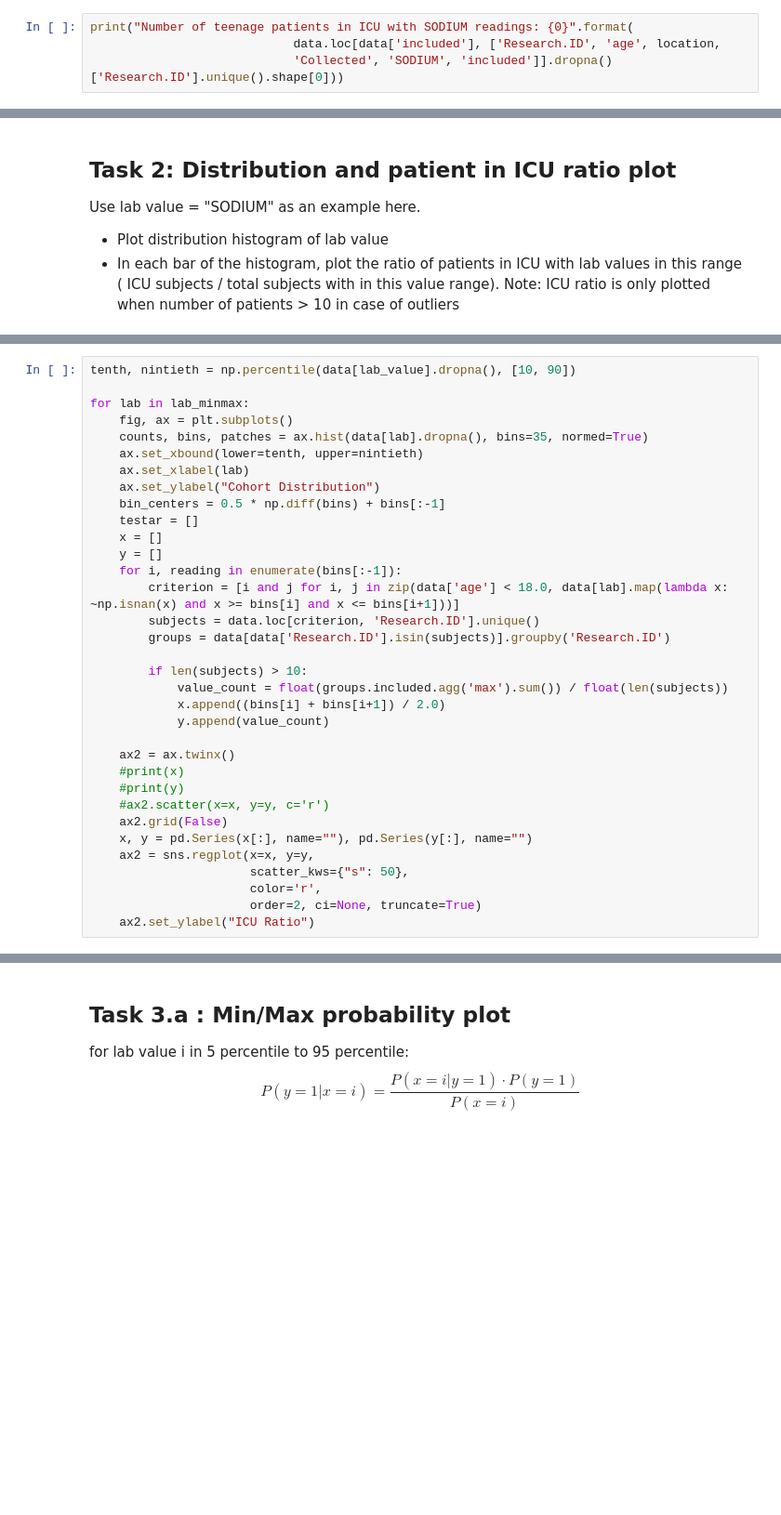
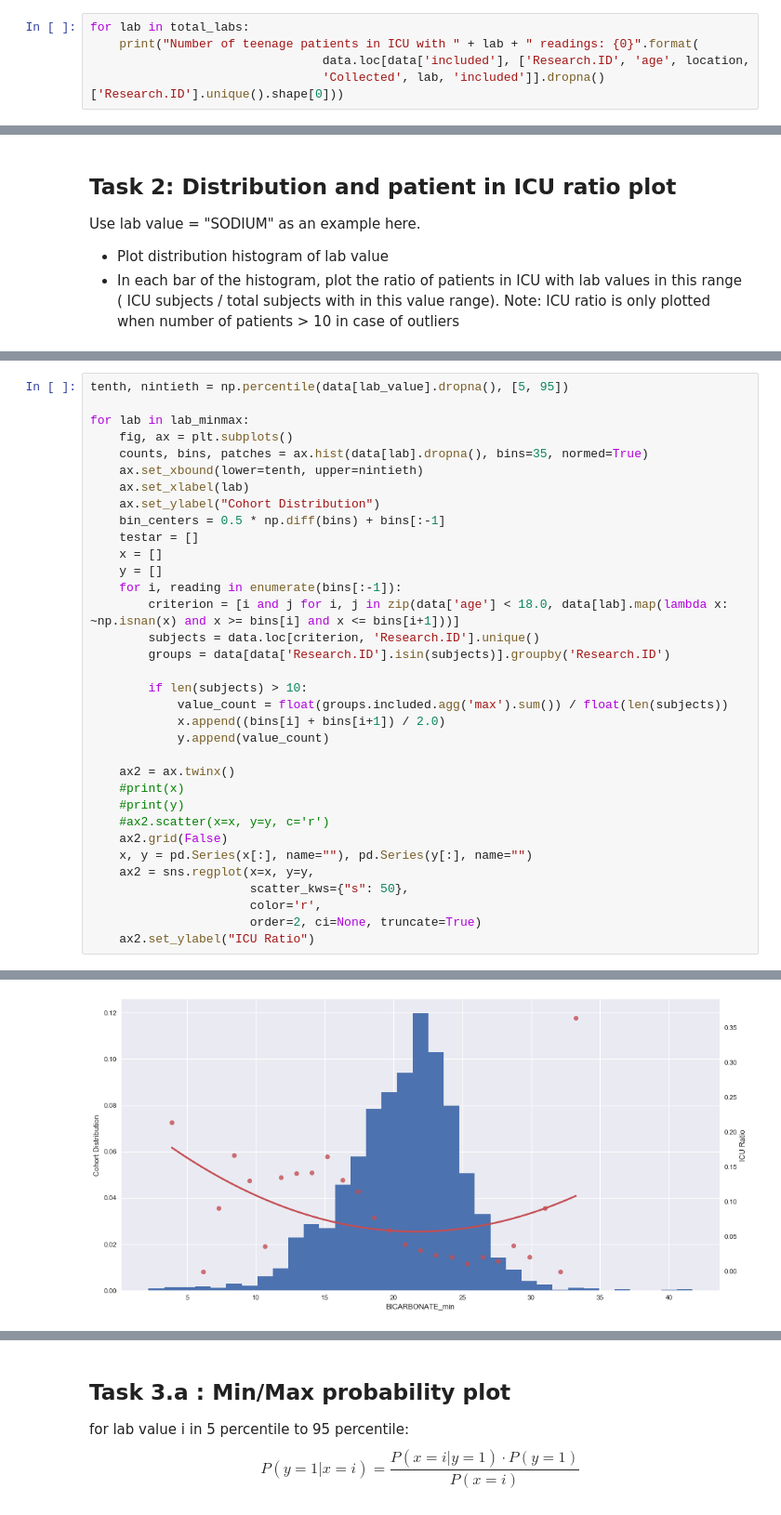
Before and after one commit to DuHao10086/ICPLM2017, a Jupyter notebook: Experiment.ipynb, the cells around one changed output, grey strips where cells are left out. Shown at 93% size. Saved outputs shown, nothing was run; the diff lists cells and outputs as text; blank space fills up the shorter version.

```diff
--- a/Experiment.ipynb
+++ b/Experiment.ipynb
@@ -130,6 +155,7 @@ Number of teenage patients in ICU with/without SODIUM readings: 763
 # %%
-print("Number of teenage patients in ICU with SODIUM readings: {0}".format(
-                            data.loc[data['included'], ['Research.ID', 'age', location,
-                            'Collected', 'SODIUM', 'included']].dropna()['Research.ID'].unique().shape[0]))
+for lab in total_labs:
+    print("Number of teenage patients in ICU with " + lab + " readings: {0}".format(
+                                data.loc[data['included'], ['Research.ID', 'age', location,
+                                'Collected', lab, 'included']].dropna()['Research.ID'].unique().shape[0]))
 # %% [output]
 Number of teenage patients in ICU with SODIUM readings: 759
@@ -161,5 +200,5 @@ print(lab_minmax)
 # %%
-tenth, nintieth = np.percentile(data[lab_value].dropna(), [10, 90])
+tenth, nintieth = np.percentile(data[lab_value].dropna(), [5, 95])
 
 for lab in lab_minmax:
     fig, ax = plt.subplots()
@@ -168,30 +207,31 @@ for lab in lab_minmax:
     ax.set_xlabel(lab)
     ax.set_ylabel("Cohort Distribution")
     bin_centers = 0.5 * np.diff(bins) + bins[:-1]
     testar = []
     x = []
     y = []
     for i, reading in enumerate(bins[:-1]):
         criterion = [i and j for i, j in zip(data['age'] < 18.0, data[lab].map(lambda x: ~np.isnan(x) and x >= bins[i] and x <= bins[i+1]))]
         subjects = data.loc[criterion, 'Research.ID'].unique()
         groups = data[data['Research.ID'].isin(subjects)].groupby('Research.ID')
 
         if len(subjects) > 10:
             value_count = float(groups.included.agg('max').sum()) / float(len(subjects))
             x.append((bins[i] + bins[i+1]) / 2.0)
             y.append(value_count)
 
     ax2 = ax.twinx()
     #print(x)
     #print(y)
     #ax2.scatter(x=x, y=y, c='r')
     ax2.grid(False)
     x, y = pd.Series(x[:], name=""), pd.Series(y[:], name="")
     ax2 = sns.regplot(x=x, y=y,
                       scatter_kws={"s": 50},
                       color='r',
                       order=2, ci=None, truncate=True)
     ax2.set_ylabel("ICU Ratio")
 # %% [output]
 [figure]
 [figure]
+[figure, added]
```
Also changed, not shown: parts of 15 cells of this notebook.
